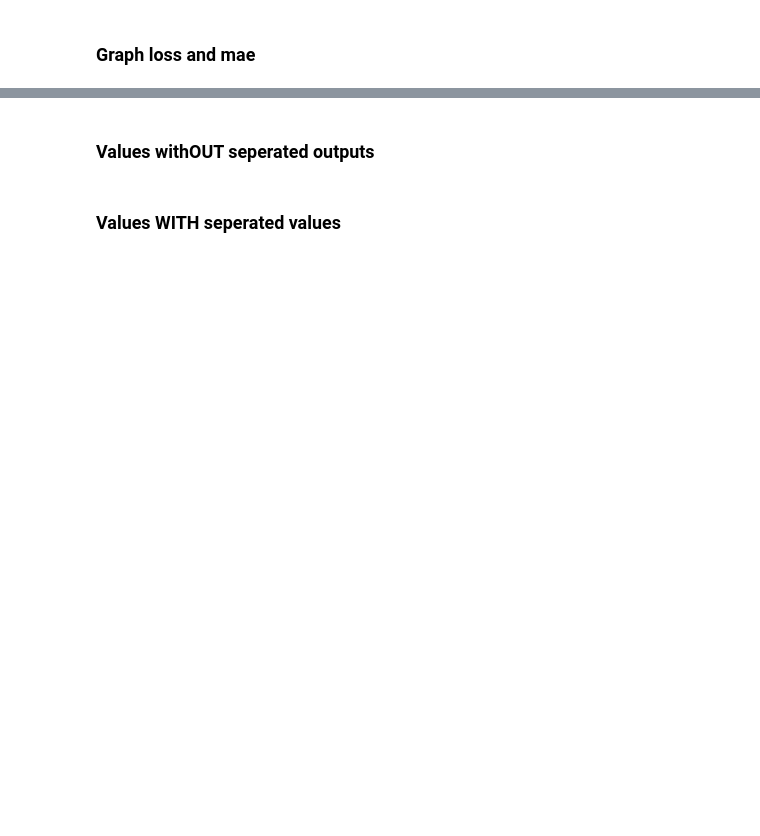
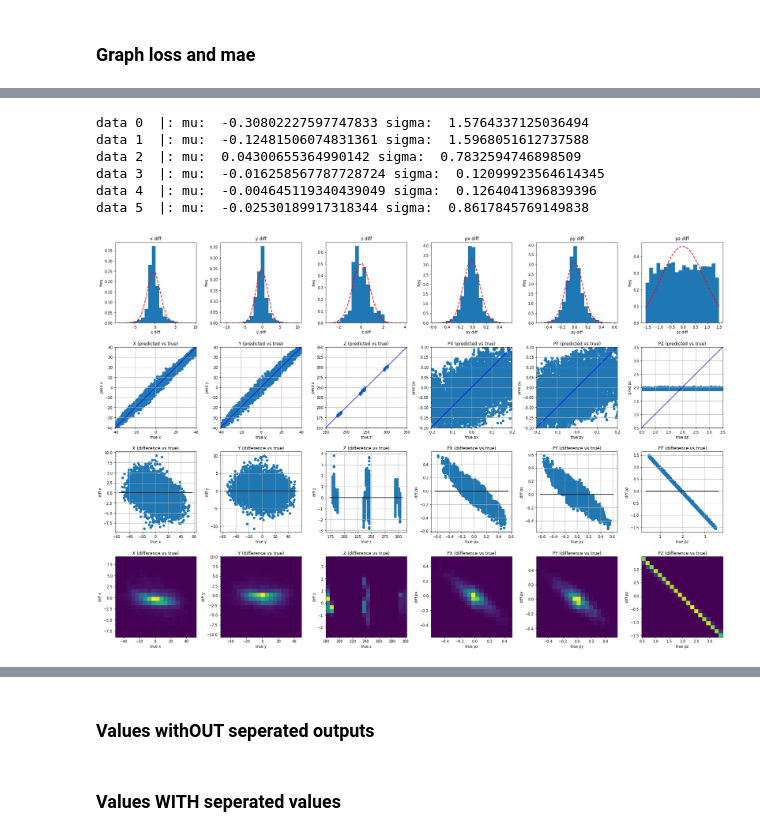
Before and after one commit to dfurletov/Mentorship_Notebooks, a Jupyter notebook: RNNLunch/RNNJLabChanged.ipynb, the cells around one changed output, grey strips where cells are left out. Drawn from its saved outputs; the diff is of its cells as text; code cells hidden in the pictures; blank space fills up the shorter version.

```diff
--- a/RNNLunch/RNNJLabChanged.ipynb
+++ b/RNNLunch/RNNJLabChanged.ipynb
@@ -230,14 +389,16 @@ def split_it(inp):
 # %% [markdown]
 ### Build model
 # %%
+# inputs = keras.layers.Input((None,6),batch_size=1)
 inputs = keras.layers.Input((None,6))
+print(x_train.shape[1:])
 
-from tensorflow.random import set_seed
+# from tensorflow.random import set_seed
 
 # np.random.seed(1)
 # set_seed(2)
 
-# x = RNN((None,6),inputs)
+# x = RNNExtra((None,6),inputs)
 # out = split_it(x)
 # outputs = {
 #     "x_out":out[0],
@@ -252,8 +413,11 @@ from tensorflow.random import set_seed
 
 #------------------------
 
+# x = RNNExtra((None,6),inputs)
 
 # x = RNN((None,7),inputs)
 # x = RNNOther((None,6),inputs)
-x = RNNExtra((None,6),inputs)
+# x = DenseTest(inputs)
+x = RNNExtraTime((None,6),inputs)
+# x = RNNExtraTime((None,6),inputs)
 model = keras.Model(inputs=inputs, outputs=x, name="RNNModel")
@@ -486,0 +1159,12 @@ KeyError: ignored
+# %%
+
+index = 1
+doPlots(np.array(true_y_[:,index]),np.array(pred_[:,index]),np.array(diff_[:,index]))
+# %% [output]
+data 0  |: mu:  -0.30802227597747833 sigma:  1.5764337125036494
+data 1  |: mu:  -0.12481506074831361 sigma:  1.5968051612737588
+data 2  |: mu:  0.04300655364990142 sigma:  0.7832594746898509
+data 3  |: mu:  -0.016258567787728724 sigma:  0.12099923564614345
+data 4  |: mu:  -0.004645119340439049 sigma:  0.1264041396839396
+data 5  |: mu:  -0.02530189917318344 sigma:  0.8617845769149838
+[figure, added]
```
Also changed, not shown: parts of 34 cells of this notebook.
